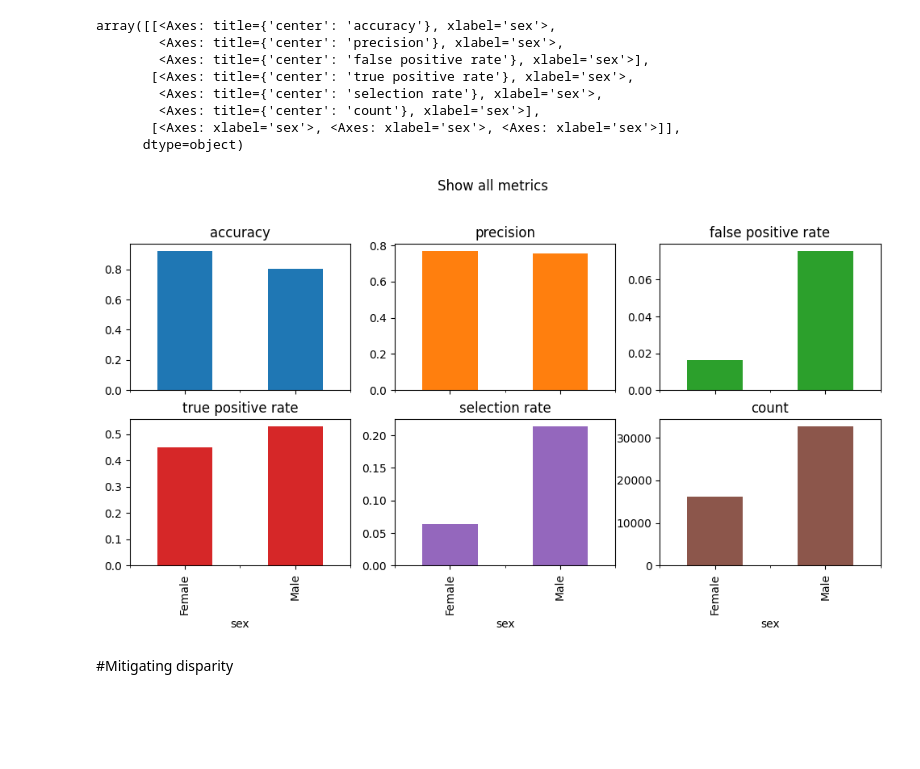
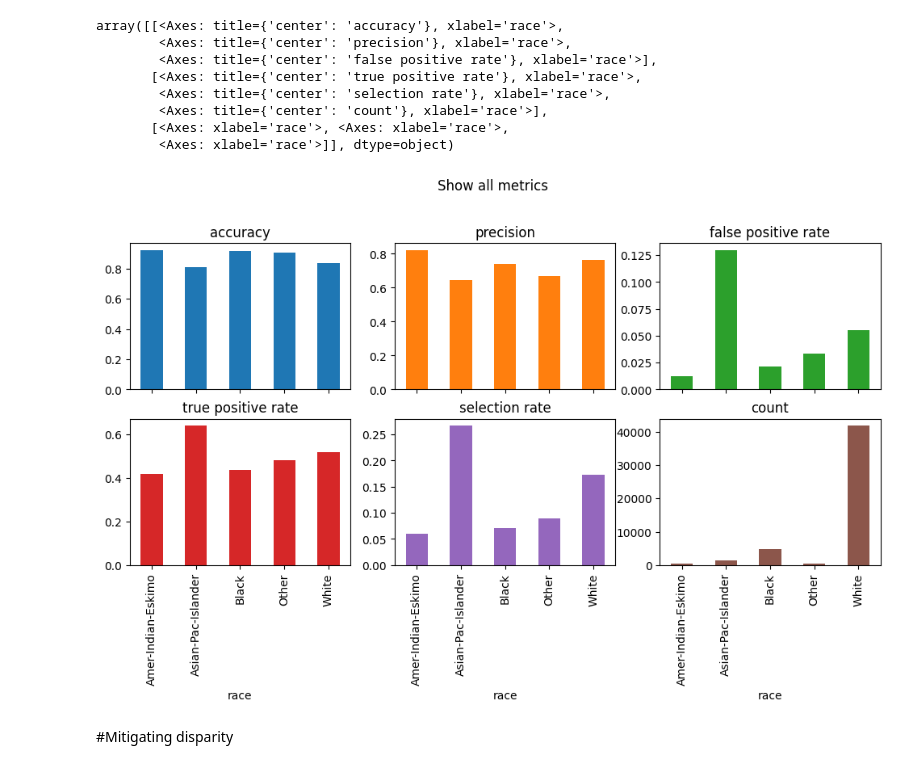
Before and after one commit to pjh2328/playground, a Jupyter notebook: python/atc/Bias/fairlearndemo_3.ipynb, the cells around one changed output. Drawn from its saved outputs; the diff is of its cells as text; code cells hidden in the pictures; blank space fills up the shorter version.

```diff
--- a/python/atc/Bias/fairlearndemo_3.ipynb
+++ b/python/atc/Bias/fairlearndemo_3.ipynb
@@ -130,32 +74,32 @@ Name: true_positive_rate, dtype: float64
 # %%
 metrics = {
     "accuracy": accuracy_score,
     'precision': precision_score,
     'false positive rate': false_positive_rate,
     'true positive rate': true_positive_rate,
     "selection rate": selection_rate,
     'count': count
 }
 metric_frame = MetricFrame(
-    metrics=metrics, y_true=y_true, y_pred=y_pred, sensitive_features=sex
+    metrics=metrics, y_true=y_true, y_pred=y_pred, sensitive_features=race
 )
 metric_frame.by_group.plot.bar(
     subplots=True,
     layout=[3, 3],
     legend=False,
     figsize=[12, 8],
     title="Show all metrics",
 )
 # %% [output]
-array([[<Axes: title={'center': 'accuracy'}, xlabel='sex'>,
-        <Axes: title={'center': 'precision'}, xlabel='sex'>,
-        <Axes: title={'center': 'false positive rate'}, xlabel='sex'>],
-       [<Axes: title={'center': 'true positive rate'}, xlabel='sex'>,
-        <Axes: title={'center': 'selection rate'}, xlabel='sex'>,
-        <Axes: title={'center': 'count'}, xlabel='sex'>],
-       [<Axes: xlabel='sex'>, <Axes: xlabel='sex'>, <Axes: xlabel='sex'>]],
-      dtype=object)
+array([[<Axes: title={'center': 'accuracy'}, xlabel='race'>,
+        <Axes: title={'center': 'precision'}, xlabel='race'>,
+        <Axes: title={'center': 'false positive rate'}, xlabel='race'>],
+       [<Axes: title={'center': 'true positive rate'}, xlabel='race'>,
+        <Axes: title={'center': 'selection rate'}, xlabel='race'>,
+        <Axes: title={'center': 'count'}, xlabel='race'>],
+       [<Axes: xlabel='race'>, <Axes: xlabel='race'>,
+        <Axes: xlabel='race'>]], dtype=object)
-[figure, old version]
+[figure, new version]
 # %% [markdown]
 #Mitigating disparity
 # %%
```
Also changed, not shown: parts of 27 cells of this notebook, 5 other files.
